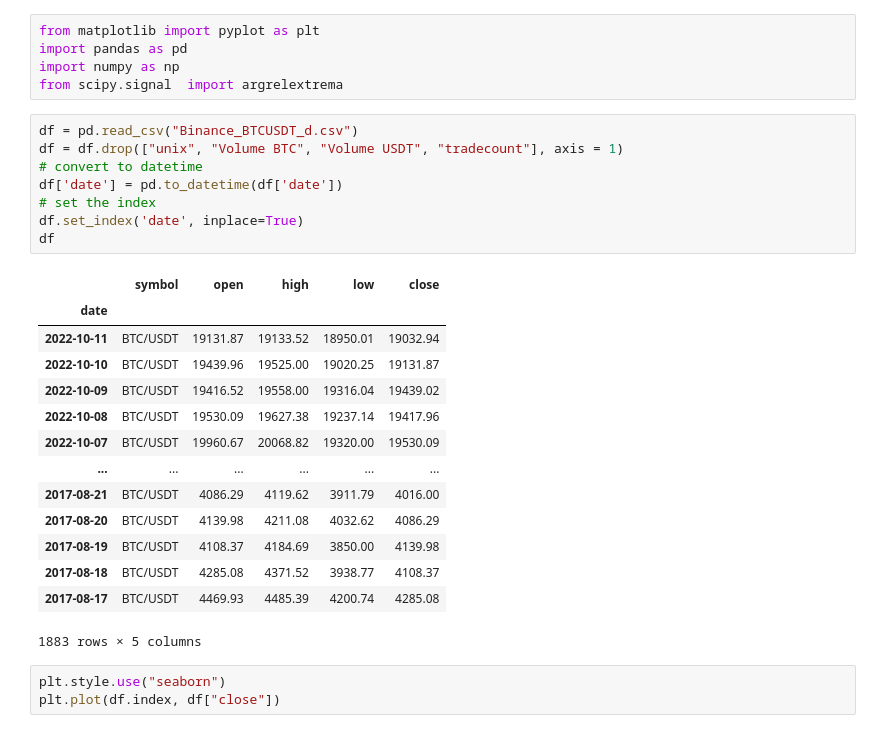
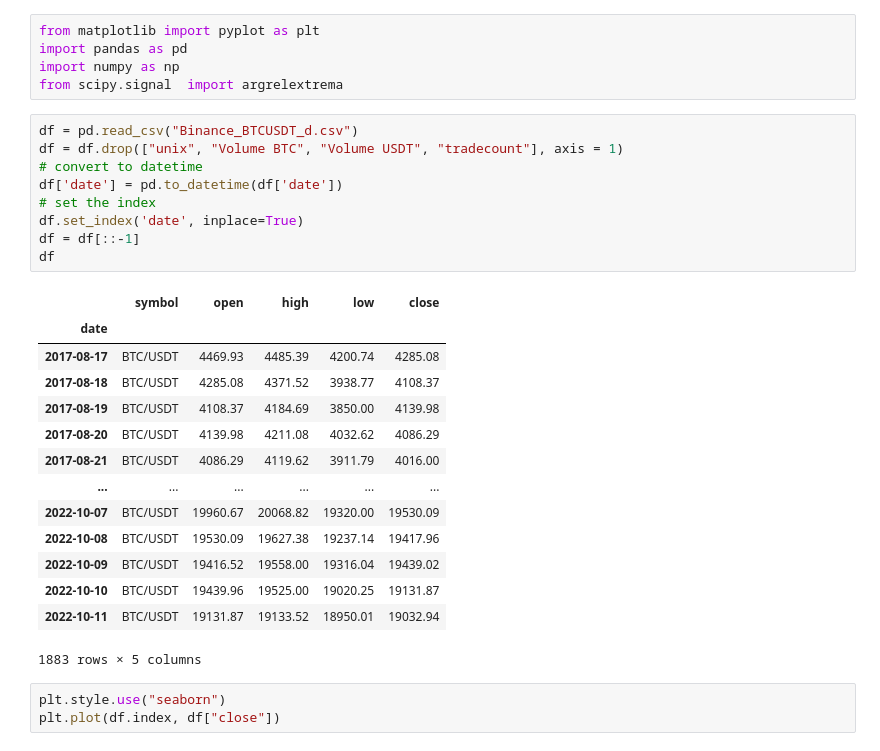
Before and after one commit to adevrent/freqtrade_custom_strats, a Jupyter notebook: python_concepts/pivot_points/pivots_pandas_version.ipynb, the cells around one changed output. Saved outputs shown, nothing was run; the diff lists cells and outputs as text.

```diff
--- a/python_concepts/pivot_points/pivots_pandas_version.ipynb
+++ b/python_concepts/pivot_points/pivots_pandas_version.ipynb
@@ -6,25 +6,26 @@ from scipy.signal  import argrelextrema
 # %%
 df = pd.read_csv("Binance_BTCUSDT_d.csv")
 df = df.drop(["unix", "Volume BTC", "Volume USDT", "tradecount"], axis = 1)
 # convert to datetime
 df['date'] = pd.to_datetime(df['date'])
 # set the index
 df.set_index('date', inplace=True)
+df = df[::-1]
 df
 # %% [output]
 |  | symbol | open | high | low | close |
 | date |  |  |  |  |  |
+| 2017-08-17 | BTC/USDT | 4469.93 | 4485.39 | 4200.74 | 4285.08 |
+| 2017-08-18 | BTC/USDT | 4285.08 | 4371.52 | 3938.77 | 4108.37 |
+| 2017-08-19 | BTC/USDT | 4108.37 | 4184.69 | 3850.00 | 4139.98 |
+| 2017-08-20 | BTC/USDT | 4139.98 | 4211.08 | 4032.62 | 4086.29 |
+| 2017-08-21 | BTC/USDT | 4086.29 | 4119.62 | 3911.79 | 4016.00 |
+| ... | ... | ... | ... | ... | ... |
+| 2022-10-07 | BTC/USDT | 19960.67 | 20068.82 | 19320.00 | 19530.09 |
+| 2022-10-08 | BTC/USDT | 19530.09 | 19627.38 | 19237.14 | 19417.96 |
+| 2022-10-09 | BTC/USDT | 19416.52 | 19558.00 | 19316.04 | 19439.02 |
+| 2022-10-10 | BTC/USDT | 19439.96 | 19525.00 | 19020.25 | 19131.87 |
 | 2022-10-11 | BTC/USDT | 19131.87 | 19133.52 | 18950.01 | 19032.94 |
-| 2022-10-10 | BTC/USDT | 19439.96 | 19525.00 | 19020.25 | 19131.87 |
-| 2022-10-09 | BTC/USDT | 19416.52 | 19558.00 | 19316.04 | 19439.02 |
-| 2022-10-08 | BTC/USDT | 19530.09 | 19627.38 | 19237.14 | 19417.96 |
-| 2022-10-07 | BTC/USDT | 19960.67 | 20068.82 | 19320.00 | 19530.09 |
-| ... | ... | ... | ... | ... | ... |
-| 2017-08-21 | BTC/USDT | 4086.29 | 4119.62 | 3911.79 | 4016.00 |
-| 2017-08-20 | BTC/USDT | 4139.98 | 4211.08 | 4032.62 | 4086.29 |
-| 2017-08-19 | BTC/USDT | 4108.37 | 4184.69 | 3850.00 | 4139.98 |
-| 2017-08-18 | BTC/USDT | 4285.08 | 4371.52 | 3938.77 | 4108.37 |
-| 2017-08-17 | BTC/USDT | 4469.93 | 4485.39 | 4200.74 | 4285.08 |
 1883 rows × 5 columns
 # %%
 plt.style.use("seaborn")
```
Also changed, not shown: parts of 5 cells of this notebook, 1 other file.
